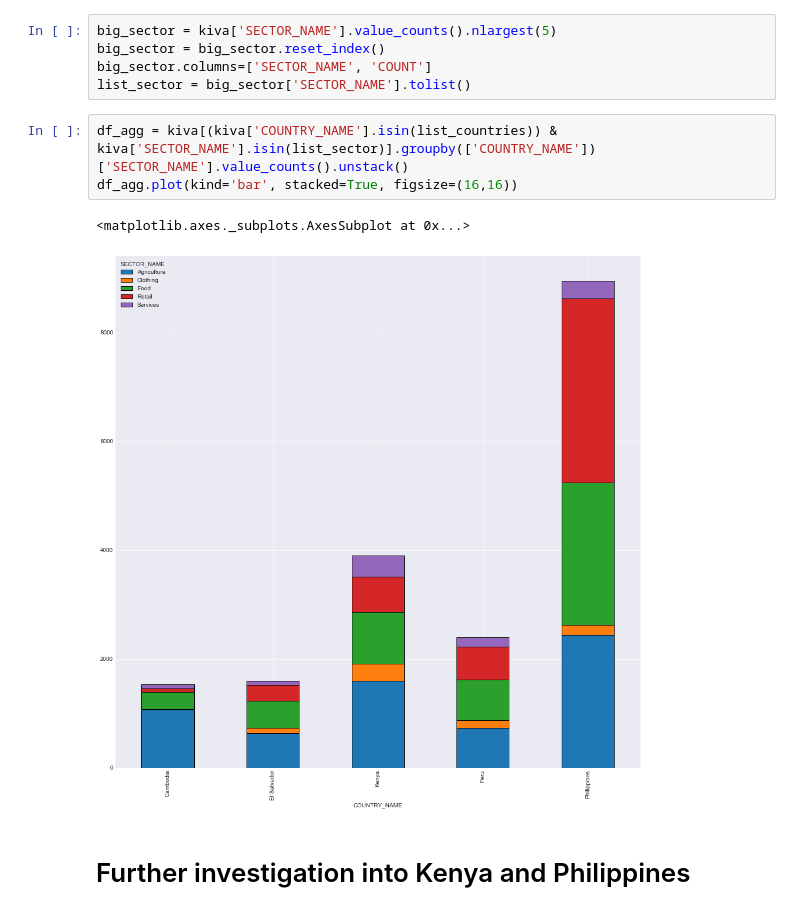
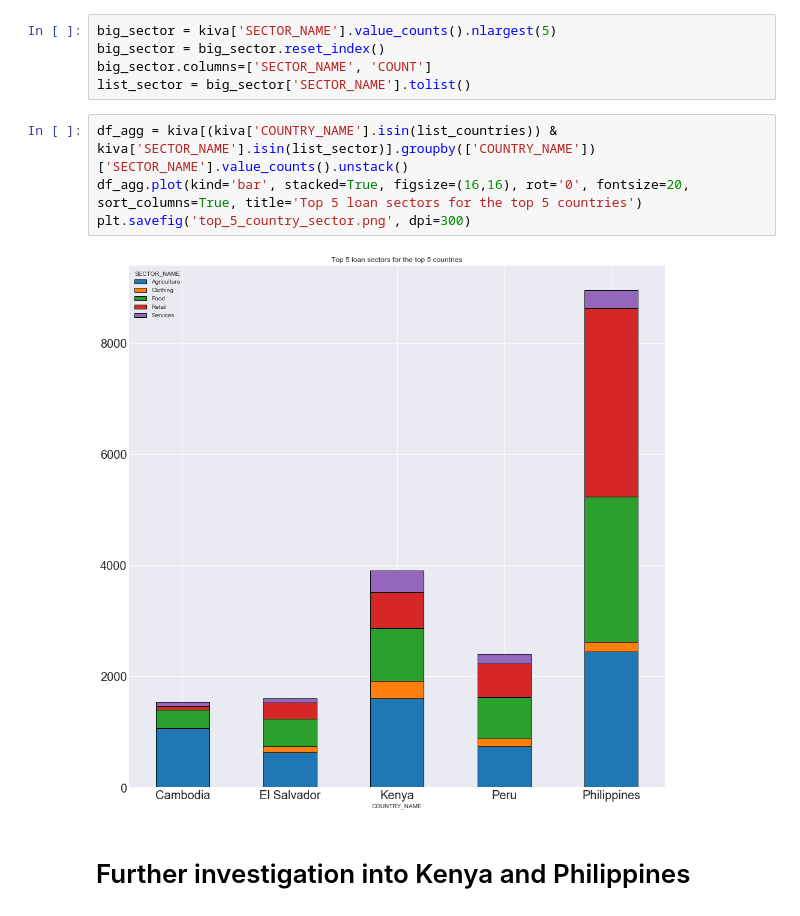
Before and after one commit to ttrumbly/Kiva_Microloans, a Jupyter notebook: Kiva_Clean.ipynb, the cells around one changed output. Drawn from its saved outputs; the diff is of its cells as text.

```diff
--- a/Kiva_Clean.ipynb
+++ b/Kiva_Clean.ipynb
@@ -127,10 +168,10 @@ big_sector.columns=['SECTOR_NAME', 'COUNT']
 list_sector = big_sector['SECTOR_NAME'].tolist()
 # %%
 df_agg = kiva[(kiva['COUNTRY_NAME'].isin(list_countries)) & kiva['SECTOR_NAME'].isin(list_sector)].groupby(['COUNTRY_NAME'])['SECTOR_NAME'].value_counts().unstack()
-df_agg.plot(kind='bar', stacked=True, figsize=(16,16))
+df_agg.plot(kind='bar', stacked=True, figsize=(16,16), rot='0', fontsize=20, sort_columns=True, title='Top 5 loan sectors for the top 5 countries')
+plt.savefig('top_5_country_sector.png', dpi=300)
 # %% [output]
-<matplotlib.axes._subplots.AxesSubplot at 0x...>
-[figure, old version]
+[figure, new version]
 # %% [markdown]
 # Further investigation into Kenya and Philippines
 # %%
```
Also changed, not shown: parts of 94 cells of this notebook, 38 other files.
